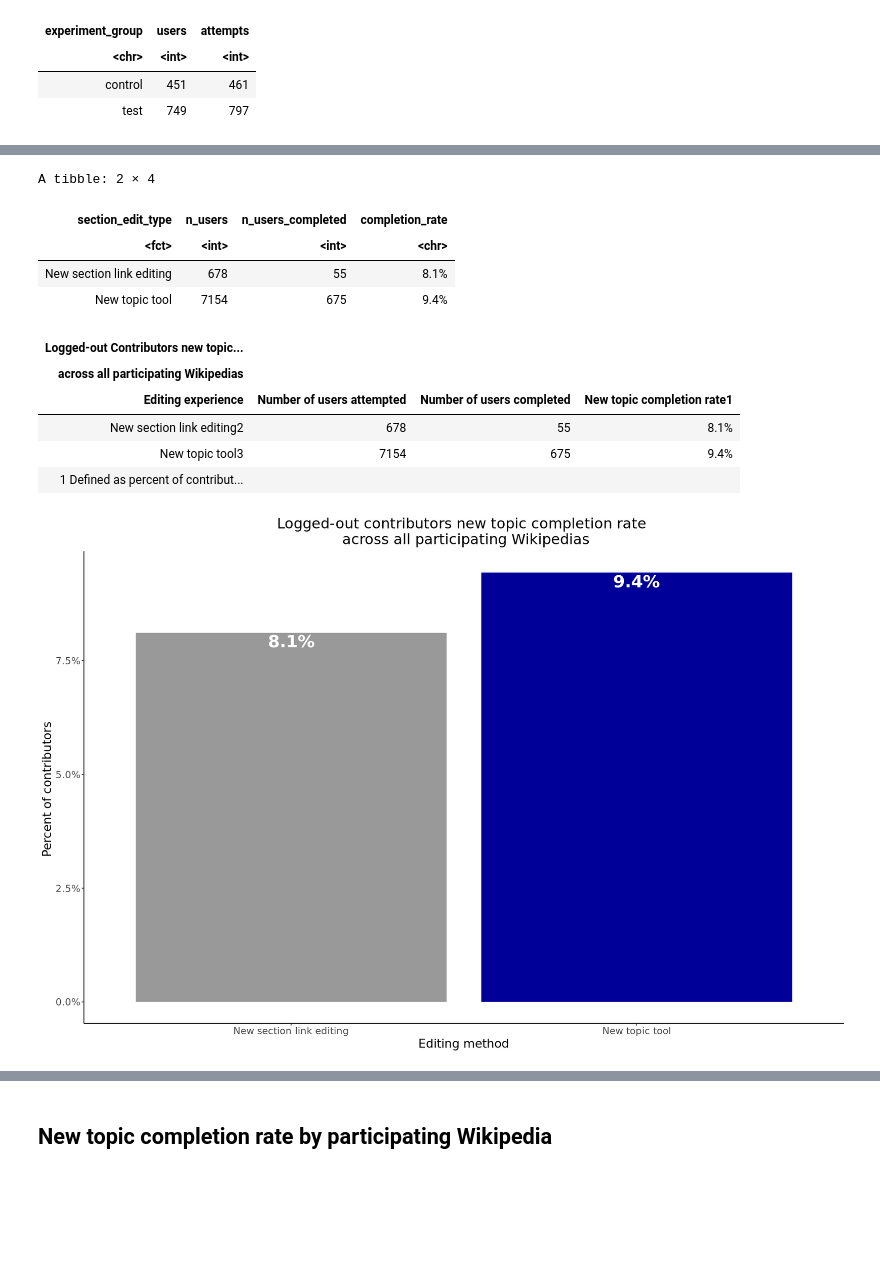
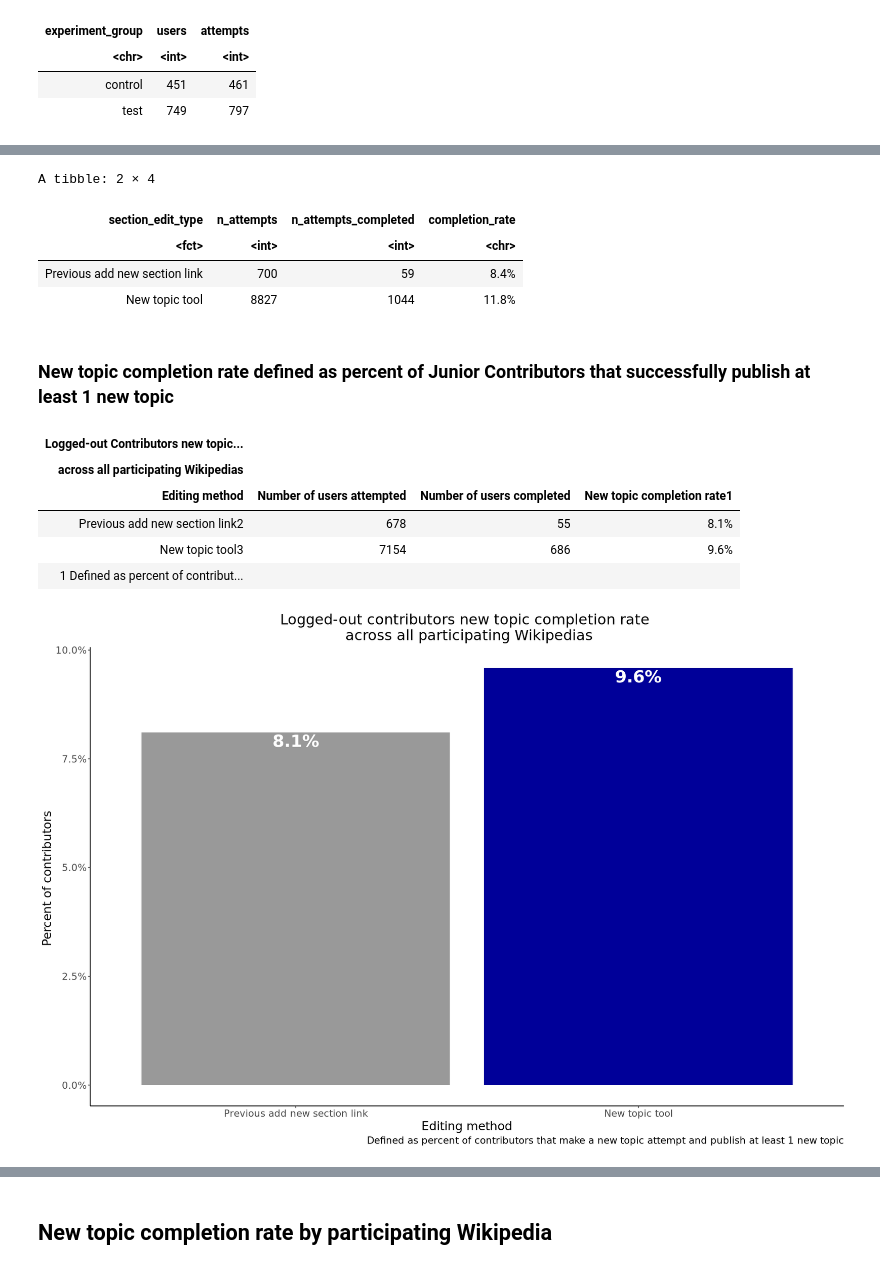
Before and after one commit to wikimedia-research/New-discussion-tool-analysis-2020, a Jupyter notebook: ab_test_logged_out.ipynb, the cells around one changed output, grey strips where cells are left out. Cells and saved outputs as stored; diff of their text form; code cells hidden in the pictures; blank space fills up the shorter version.

```diff
--- a/ab_test_logged_out.ipynb
+++ b/ab_test_logged_out.ipynb
@@ -249,7 +247,7 @@ new_topic_attempts$section_edit_type <-
   factor(
     new_topic_attempts$section_edit_type,
     levels = c("NA", "new_section_link", "new_topic_tool"),
-    labels = c("NA", "New section link editing", "New topic tool")
+    labels = c("NA", "Previous add new section link", "New topic tool")
   )
 
 new_topic_attempts$edit_success <-
@@ -331,30 +331,51 @@ new_topic_completes <- new_topic_attempts %>%
 # %%
-# By Contributor
-# Review edit completion rate by editing method
-new_topic_completes_all <- new_topic_completes %>%
+# By session
+
+new_topic_completes_bysession_all <- new_topic_completes_bysession  %>%
     group_by(section_edit_type) %>%
-    summarise(n_users = n_distinct(user_id),
-              n_users_completed = sum(n_completions >= 1), #user completed at least 1 edit
-              completion_rate = paste0(round(n_users_completed / n_users  *100, 1), "%"),
+    summarise(n_attempts = sum(n_attempts),
+              n_attempts_completed = sum(n_completions),
+              completion_rate = paste0(round(n_attempts_completed / n_attempts  *100, 1), "%"),
               .groups = 'drop'
   )
-new_topic_completes_all
+new_topic_completes_bysession_all
 # %% [output]
 A tibble: 2 × 4
-| section_edit_type | n_users | n_users_completed | completion_rate |
+| section_edit_type | n_attempts | n_attempts_completed | completion_rate |
 | <fct> | <int> | <int> | <chr> |
-| New section link editing | 678 | 55 | 8.1% |
-| New topic tool | 7154 | 675 | 9.4% |
+| Previous add new section link | 700 | 59 | 8.4% |
+| New topic tool | 8827 | 1044 | 11.8% |
+# %% [markdown]
+### New topic completion rate defined as percent of Junior Contributors that successfully publish at least 1 new topic
+# %%
+# Contributors that completed at least 1 edit
+new_topic_completes <- new_topic_attempts %>%
+    group_by (wiki, section_edit_type, user_id) %>%
+    summarise(n_attempts = n_distinct(edit_attempt_id),
+              n_completions = n_distinct(edit_attempt_id[edit_success == 'Complete']),
+              edit_success = ifelse(sum(n_completions >= 1), 'Complete', 'Not Complete'),  #redefine edit success as user completed at least 1 edit attempt
+           new_topic_tool_used = as.integer(ifelse(sum(section_edit_type== 'New topic tool'), 1, 0)),
+    .groups = 'drop')
+# %%
+# By Contributor
+# Review edit completion rate by editing method
+new_topic_completes_all <- new_topic_completes %>%
+    group_by(section_edit_type) %>%
+    summarise(n_users = n_distinct(user_id),
+              n_users_completed = sum(n_completions >= 1), #user completed at least 1 edit
+              completion_rate = paste0(round(n_users_completed / n_users  *100, 1), "%"),
+              .groups = 'drop'
+  )
 # %%
 # Review edit completion rate by editor interface
-new_topic_completes_all_table <- new_topic_completes_all %>%
+new_topic_completes_all_anon_table <- new_topic_completes_all %>%
   gt() %>%
   tab_header(
     title = "Logged-out Contributors new topic completion rate",
     subtitle = "across all participating Wikipedias"
   )  %>%
   cols_label(
-    section_edit_type = "Editing experience",
+    section_edit_type = "Editing method",
     n_users = "Number of users attempted",
     n_users_completed = "Number of users completed",
     completion_rate = "New topic completion rate"
@@ -375,37 +396,38 @@ new_topic_completes_all_table <- new_topic_completes_all %>%
     locations = cells_body(
       columns = 'section_edit_type', rows = 2)) %>%
     gtsave(
-    "new_topic_completes_all_table.html", inline_css = TRUE)
+    "new_topic_completes_all_anon_table.html", inline_css = TRUE)
 
-IRdisplay::display_html(data = new_topic_completes_all_table, file = "new_topic_completes_all_table.html")
+IRdisplay::display_html(data = new_topic_completes_all_anon_table, file = "new_topic_completes_all_anon_table.html")
 # %% [output]
 | Logged-out Contributors new topic... |  |  |  |
 | across all participating Wikipedias |  |  |  |
-| Editing experience | Number of users attempted | Number of users completed | New topic completion rate1 |
-| New section link editing2 | 678 | 55 | 8.1% |
-| New topic tool3 | 7154 | 675 | 9.4% |
+| Editing method | Number of users attempted | Number of users completed | New topic completion rate1 |
+| Previous add new section link2 | 678 | 55 | 8.1% |
+| New topic tool3 | 7154 | 686 | 9.6% |
 | 1 Defined as percent of contribut... |  |  |  |
 # %%
 p <- new_topic_completes_all  %>%
     ggplot(aes(x= section_edit_type, y = n_users_completed / n_users, fill = section_edit_type)) +
     geom_col(position = 'dodge') +
     geom_text(aes(label = paste(completion_rate), fontface=2), vjust=1.2, size = 8, color = "white") +
     scale_y_continuous(labels = scales::percent) +
-    scale_x_discrete(labels = c("New section link editing", "New topic tool")) +
+    scale_x_discrete(labels = c("Previous add new section link", "New topic tool")) +
     labs (y = "Percent of contributors ",
           x = "Editing method",
-          title = "Logged-out contributors new topic completion rate \n across all participating Wikipedias")  +
+          title = "Logged-out contributors new topic completion rate \n across all participating Wikipedias",
+         caption = "Defined as percent of contributors that make a new topic attempt and publish at least 1 new topic")  +
     scale_fill_manual(values= c("#999999", "#000099")) +
     theme(
         panel.grid.minor = element_blank(),
         panel.background = element_blank(),
         plot.title = element_text(hjust = 0.5),
         text = element_text(size=16),
         legend.position= "none",
         axis.line = element_line(colour = "black"))
 
 
 p
-ggsave("Figures/new_topic_completes_all.png", p, width = 16, height = 8, units = "in", dpi = 300)
+ggsave("Figures/new_topic_completes_all_anon.png", p, width = 16, height = 8, units = "in", dpi = 300)
 # %% [output]
-[figure, old version]
+[figure, new version]
```
Also changed, not shown: parts of 49 cells of this notebook, 10 other files.
